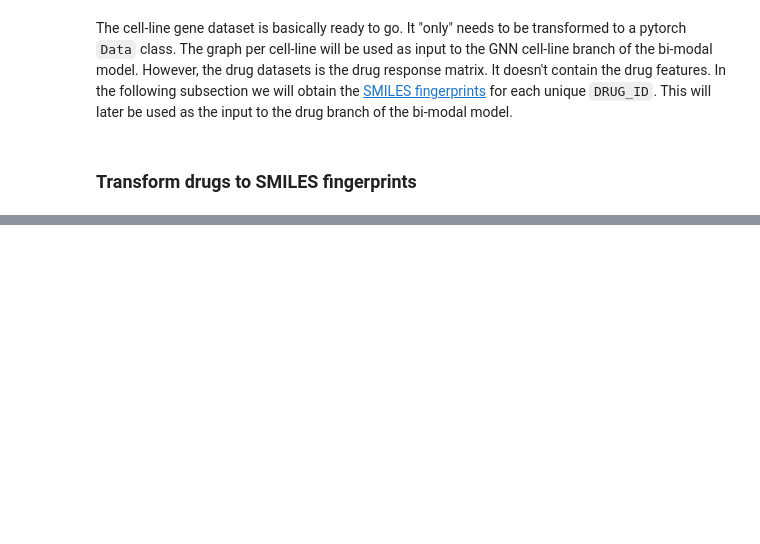
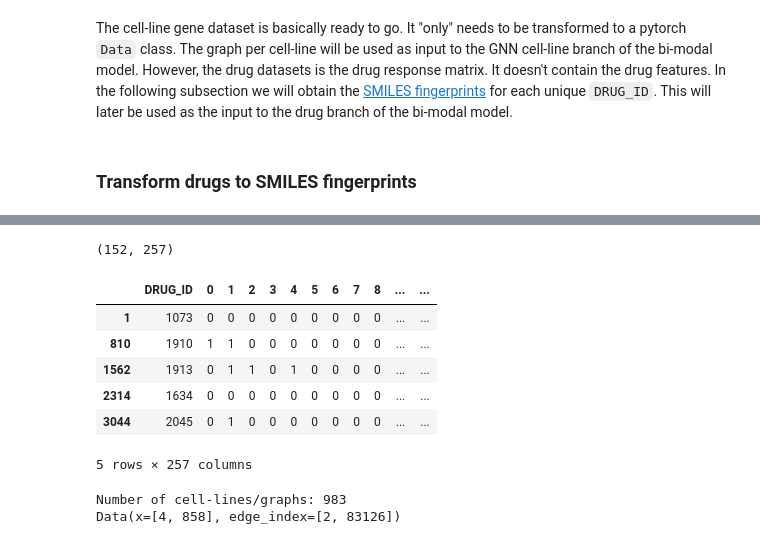
Before and after one commit to PeeteKeesel/gnn-for-drug-response-prediction, a Jupyter notebook: 11_v1_GraphTab.ipynb, the cells around one changed output, grey strips where cells are left out. Drawn from its saved outputs; the diff is of its cells as text; code cells hidden in the pictures; blank space fills up the shorter version.

```diff
--- a/11_v1_GraphTab.ipynb
+++ b/11_v1_GraphTab.ipynb
@@ -77,0 +216,19 @@ drug_name_fps.head(5)
+# %%
+# The drug matrix holding the fingerprints for the drugs in the drug response matrix.
+print(fingerprints.shape)
+fingerprints.head(5)
+# %% [output]
+(152, 257)
+|  | DRUG_ID | 0 | 1 | 2 | 3 | 4 | 5 | 6 | 7 | 8 | ... | ... |
+| 1 | 1073 | 0 | 0 | 0 | 0 | 0 | 0 | 0 | 0 | 0 | ... | ... |
+| 810 | 1910 | 1 | 1 | 0 | 0 | 0 | 0 | 0 | 0 | 0 | ... | ... |
+| 1562 | 1913 | 0 | 1 | 1 | 0 | 1 | 0 | 0 | 0 | 0 | ... | ... |
+| 2314 | 1634 | 0 | 0 | 0 | 0 | 0 | 0 | 0 | 0 | 0 | ... | ... |
+| 3044 | 2045 | 0 | 1 | 0 | 0 | 0 | 0 | 0 | 0 | 0 | ... | ... |
+5 rows × 257 columns
+# %%
+print(f"Number of cell-lines/graphs: {len(list(cl_graphs.keys()))}")
+print(cl_graphs['22RV1'])
+# %% [output]
+Number of cell-lines/graphs: 983
+Data(x=[4, 858], edge_index=[2, 83126])
```
Also changed, not shown: parts of 20 cells of this notebook, 3 other files.
